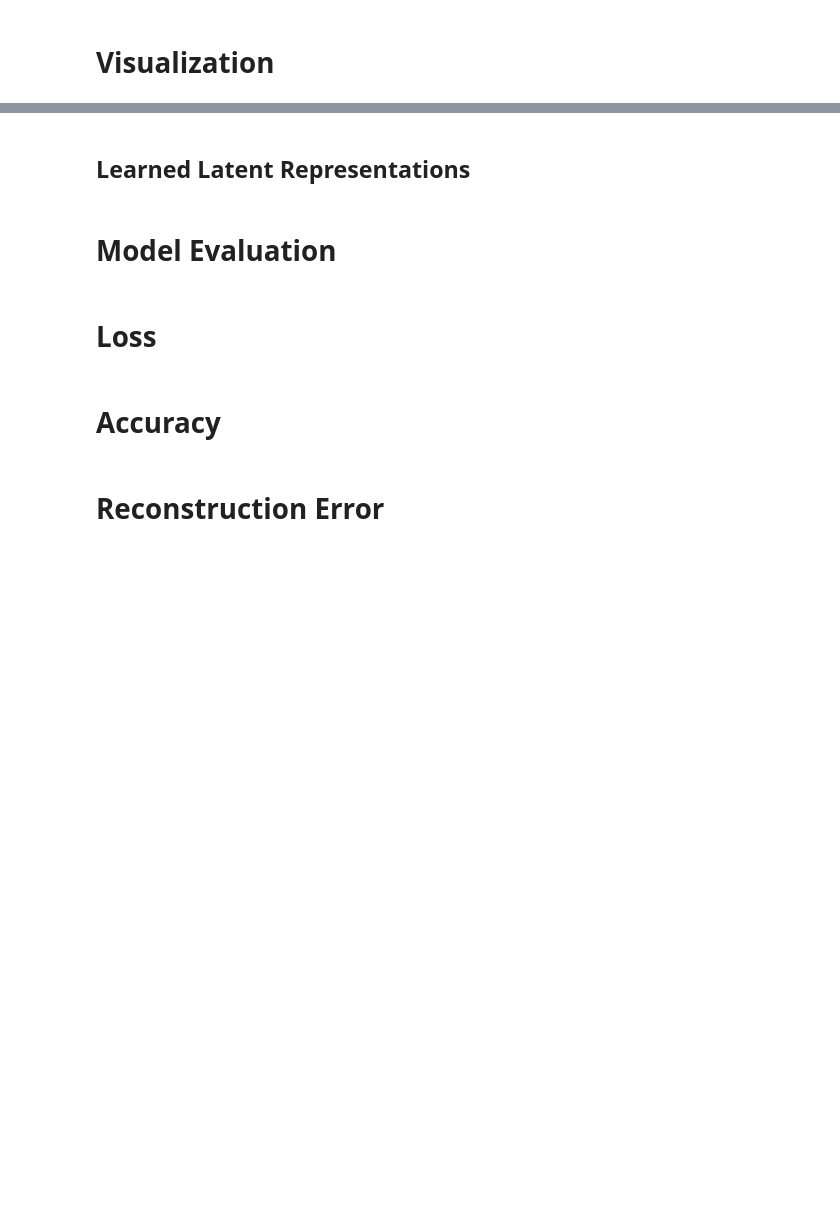
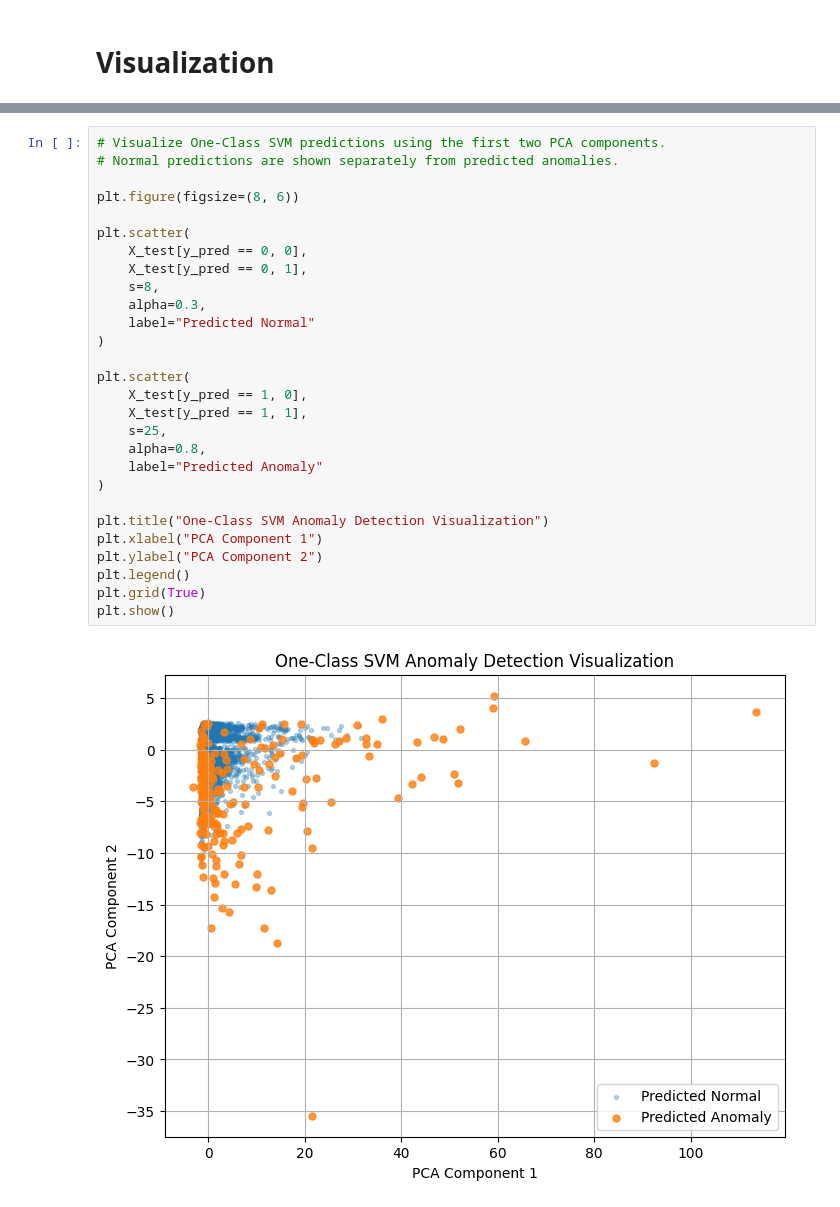
Before and after one commit to DOHA-BASEM3/FINAL-PROJECT, a Jupyter notebook: Ghena_Preprocessing_PCA_tSNE.ipynb, the cells around one changed output, grey strips where cells are left out. Saved outputs shown, nothing was run; the diff lists cells and outputs as text; blank space fills up the shorter version.

```diff
--- a/Ghena_Preprocessing_PCA_tSNE.ipynb
+++ b/Ghena_Preprocessing_PCA_tSNE.ipynb
@@ -1202,10 +1186,30 @@ plt.show()
-# %% [markdown]
-## Learned Latent Representations
-# %% [markdown]
-# Model Evaluation
-# %% [markdown]
-# **Loss**
-# %% [markdown]
-# **Accuracy**
-# %% [markdown]
-# **Reconstruction Error**
+# %%
+# Visualize One-Class SVM predictions using the first two PCA components.
+# Normal predictions are shown separately from predicted anomalies.
+
+plt.figure(figsize=(8, 6))
+
+plt.scatter(
+    X_test[y_pred == 0, 0],
+    X_test[y_pred == 0, 1],
+    s=8,
+    alpha=0.3,
+    label="Predicted Normal"
+)
+
+plt.scatter(
+    X_test[y_pred == 1, 0],
+    X_test[y_pred == 1, 1],
+    s=25,
+    alpha=0.8,
+    label="Predicted Anomaly"
+)
+
+plt.title("One-Class SVM Anomaly Detection Visualization")
+plt.xlabel("PCA Component 1")
+plt.ylabel("PCA Component 2")
+plt.legend()
+plt.grid(True)
+plt.show()
+# %% [output]
+[figure, added]
```
Also changed, not shown: parts of 45 cells of this notebook.
